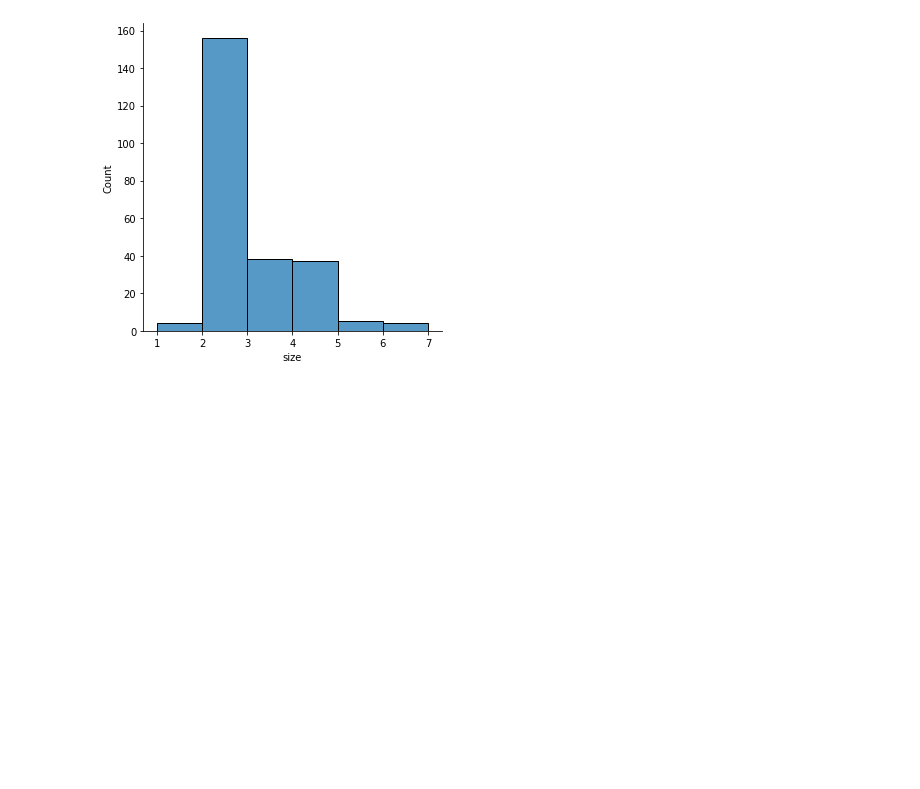
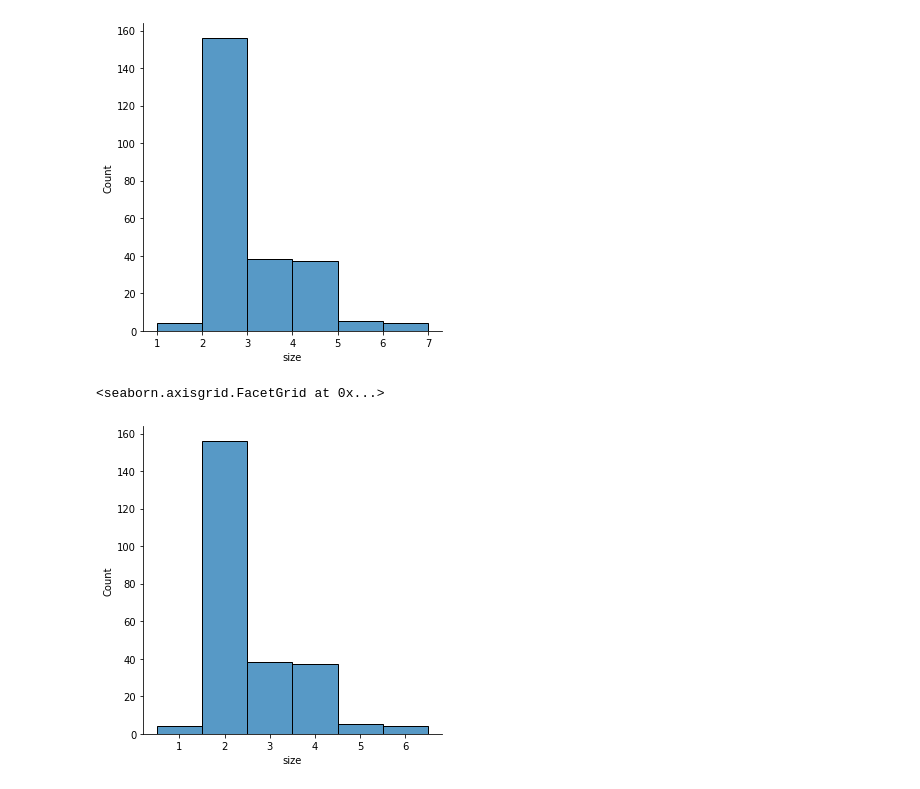
Before and after one commit to shahnawazm786/PythonPractice, a Jupyter notebook: Shahnawaz_Practice.ipynb, the cells around one changed output. Drawn from its saved outputs; the diff is of its cells as text; code cells hidden in the pictures; blank space fills up the shorter version.

```diff
--- a/Shahnawaz_Practice.ipynb
+++ b/Shahnawaz_Practice.ipynb
@@ -199,3 +199,8 @@ sns.displot(tips, x="size", bins=[1, 2, 3, 4, 5, 6, 7])
 # %% [output]
 <seaborn.axisgrid.FacetGrid at 0x...>
 [figure]
+# %%
+sns.displot(tips, x="size", discrete=True)
+# %% [output]
+<seaborn.axisgrid.FacetGrid at 0x...>
+[figure, added]
```
Also changed, not shown: parts of 1 cell of this notebook.
